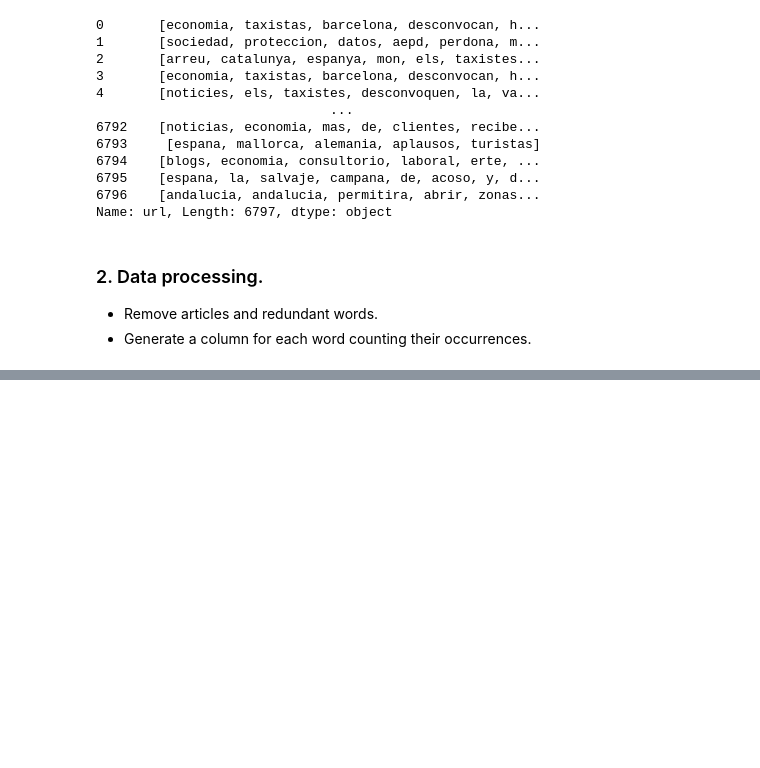
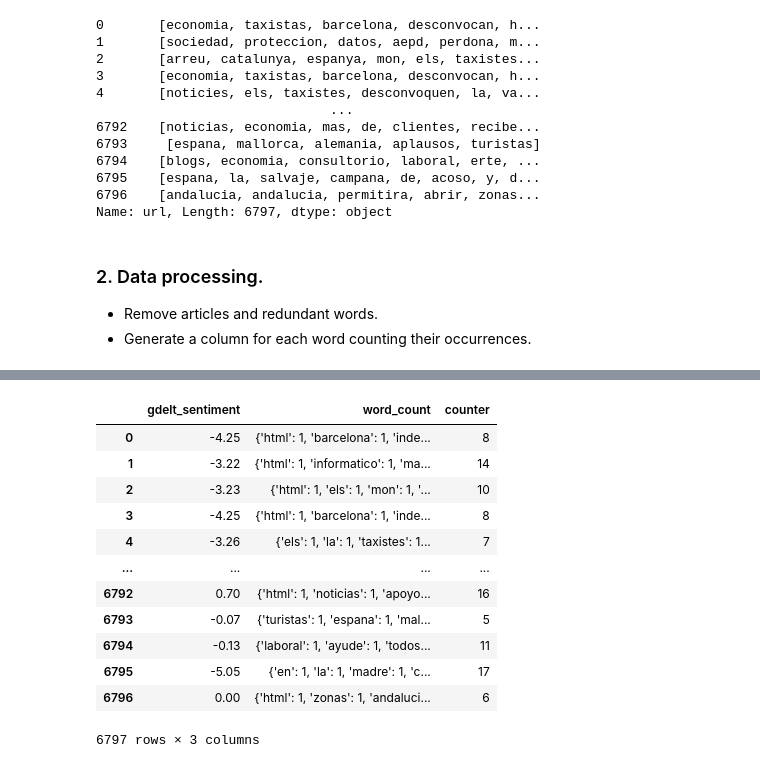
Before and after one commit to albertovpd/automated_sentiment_analysis_20210215, a Jupyter notebook: testing.ipynb, the cells around one changed output, grey strips where cells are left out. Cells and saved outputs as stored; diff of their text form; code cells hidden in the pictures; blank space fills up the shorter version.

```diff
--- a/testing.ipynb
+++ b/testing.ipynb
@@ -106,0 +116,23 @@ Name: url, Length: 6797, dtype: object
+# %%
+def word_count(str_list):
+    dictionary={}
+    for s in set(str_list):
+        dictionary[s]=str_list.count(s)
+    return dictionary
+# %%
+df["word_count"]=[word_count(x) for x in df["url"]]
+df[["gdelt_sentiment","word_count","counter"]]
+# %% [output]
+|  | gdelt_sentiment | word_count | counter |
+| 0 | -4.25 | {'html': 1, 'barcelona': 1, 'inde... | 8 |
+| 1 | -3.22 | {'html': 1, 'informatico': 1, 'ma... | 14 |
+| 2 | -3.23 | {'html': 1, 'els': 1, 'mon': 1, '... | 10 |
+| 3 | -4.25 | {'html': 1, 'barcelona': 1, 'inde... | 8 |
+| 4 | -3.26 | {'els': 1, 'la': 1, 'taxistes': 1... | 7 |
+| ... | ... | ... | ... |
+| 6792 | 0.70 | {'html': 1, 'noticias': 1, 'apoyo... | 16 |
+| 6793 | -0.07 | {'turistas': 1, 'espana': 1, 'mal... | 5 |
+| 6794 | -0.13 | {'laboral': 1, 'ayude': 1, 'todos... | 11 |
+| 6795 | -5.05 | {'en': 1, 'la': 1, 'madre': 1, 'c... | 17 |
+| 6796 | 0.00 | {'html': 1, 'zonas': 1, 'andaluci... | 6 |
+6797 rows × 3 columns
```
Also changed, not shown: parts of 11 cells of this notebook.
